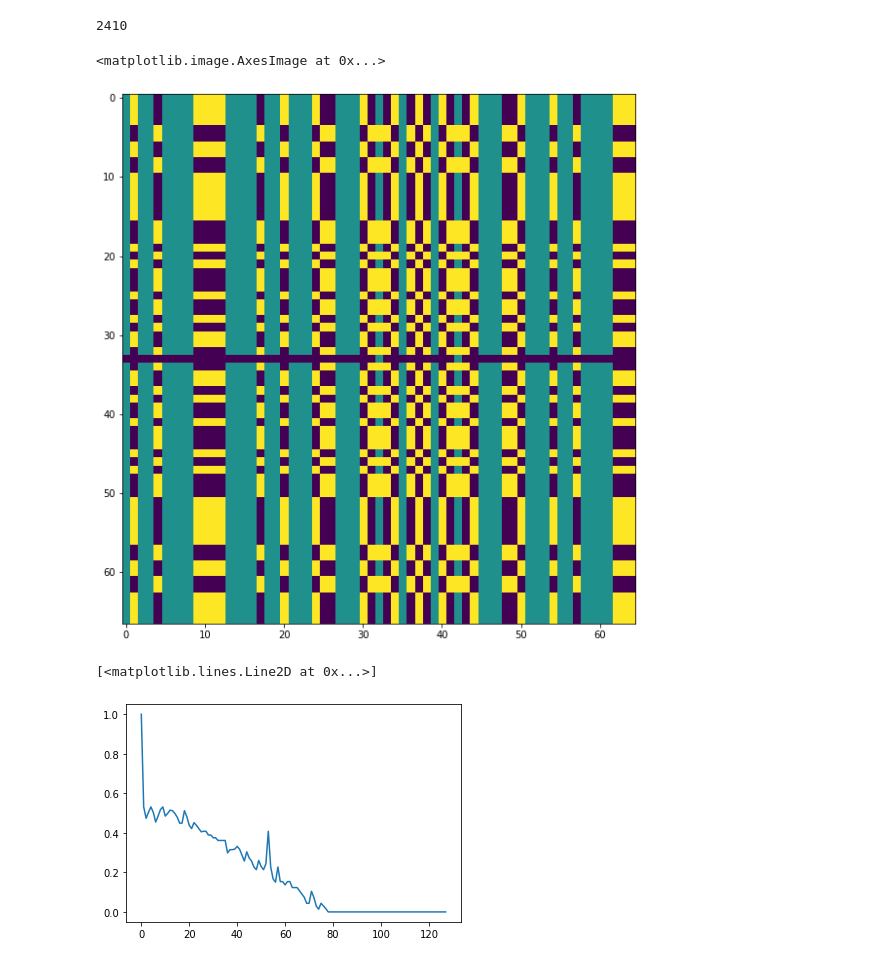
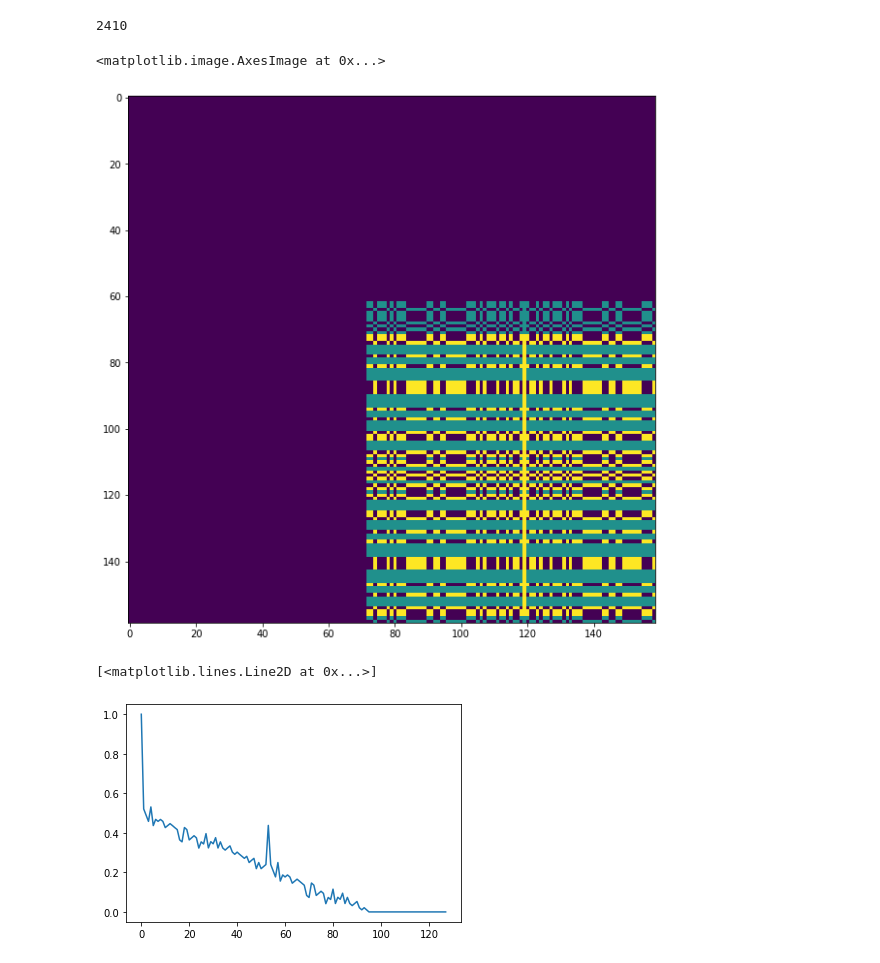
Before and after one commit to volodymyrss/volodymyrss.github.io, a Jupyter notebook: integral-ibis-isgri-le-response/_sources/catalogs.ipynb, the cells around one changed output. Cells and saved outputs as stored; diff of their text form; code cells hidden in the pictures.

Commit message:
update integral-ibis-isgri-le-response: better figures

```diff
--- a/integral-ibis-isgri-le-response/_sources/catalogs.ipynb
+++ b/integral-ibis-isgri-le-response/_sources/catalogs.ipynb
@@ -76,21 +102,28 @@ maskmod = astropy.io.fits.open("http://isdcarc.unige.ch/arc/rev_3/ic/ibis/mod/is
 # %%
+maskmod = astropy.io.fits.open("http://isdcarc.unige.ch/arc/rev_3/ic/ibis/mod/isgr_mask_mod_0004.fits")
+
 from matplotlib import pylab as plt
 
 maskmap = maskmod[1].data
 
 def pif(src_i, src_j):
     m = np.zeros_like(maskmap)
     m[src_i:,src_j:] = maskmap[:m.shape[0] - src_i,:m.shape[1] - src_j]
-    return m[int(m.shape[0]/2-134/2/2):int(m.shape[0]/2+134/2/2), int(m.shape[1]/2-130/2/2):int(m.shape[1]/2+130/2/2)]
+    # m[int(m.shape[0]/2-134/2/2):int(m.shape[0]/2+134/2/2), int(m.shape[1]/2-130/2/2):int(m.shape[1]/2+130/2/2)] += 1
+    return m #[int(m.shape[0]/2-134/2/2):int(m.shape[0]/2+134/2/2), int(m.shape[1]/2-130/2/2):int(m.shape[1]/2+130/2/2)]
 
 
 plt.figure(figsize=(10,10))
 
+deg_in_px = 15./80
+
 # plt.imshow(maskmap)
-plt.imshow(pif(0,0) + pif(0,10) )
+# plt.imshow(pif(0, int(15/deg_in_px)) )
+# plt.imshow(pif(0,int(3/deg_in_px)) )
+plt.imshow(pif(30,40) + pif(40, 40) )
 # %% [output]
 <matplotlib.image.AxesImage at 0x...>
-[figure, old version]
+[figure, new version]
 # %%
 c = []
 
@@ -106,5 +139,5 @@ plt.figure()
 plt.plot(c)
 # %% [output]
 [<matplotlib.lines.Line2D at 0x...>]
-[figure, old version]
+[figure, new version]
 # %%
```
Also changed, not shown: parts of 5 cells of this notebook, 11 other files.
